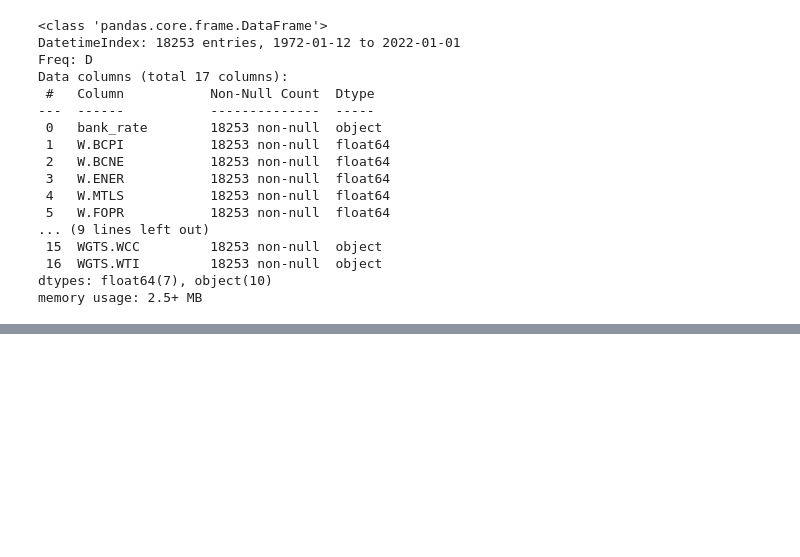
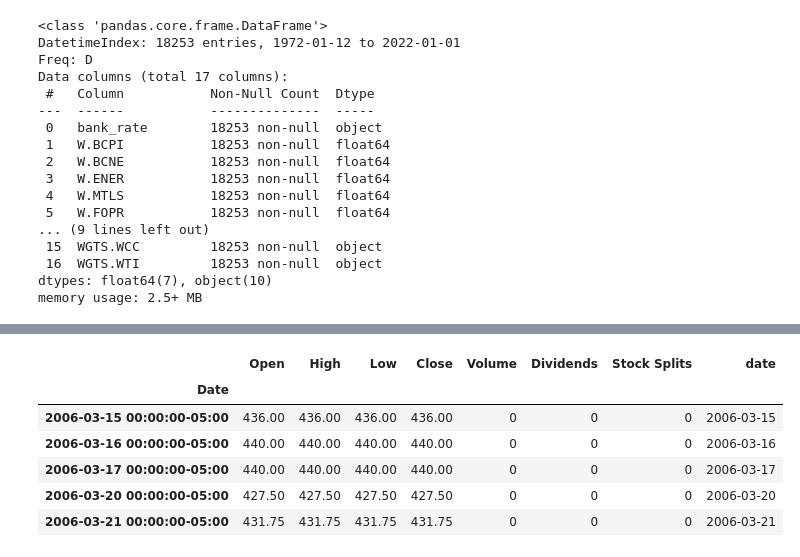
Before and after one commit to JSMarrocco/CHAMOAnalyticsDatathon2022, a Jupyter notebook: PCA/indices_processing.ipynb, the cells around one changed output, grey strips where cells are left out. Saved outputs shown, nothing was run; the diff lists cells and outputs as text; code cells hidden in the pictures; blank space fills up the shorter version.

```diff
--- a/PCA/PCA_processing.ipynb
+++ b/PCA/indices_processing.ipynb
@@ -198,0 +215,17 @@ memory usage: 2.5+ MB
+# %%
+GSCI = yf.Ticker('GD=F')
+# %%
+GSCI_hist = GSCI.history(period="max")
+GSCI_hist['date'] = GSCI_hist.index
+GSCI_hist['date'] = GSCI_hist.date.dt.strftime('%Y-%m-%d')
+GSCI_hist['date'] = pd.to_datetime(GSCI_hist['date'], format='%Y-%m-%d')
+
+GSCI_hist.head()
+# %% [output]
+|  | Open | High | Low | Close | Volume | Dividends | Stock Splits | date |
+| Date |  |  |  |  |  |  |  |  |
+| 2006-03-15 00:00:00-05:00 | 436.00 | 436.00 | 436.00 | 436.00 | 0 | 0 | 0 | 2006-03-15 |
+| 2006-03-16 00:00:00-05:00 | 440.00 | 440.00 | 440.00 | 440.00 | 0 | 0 | 0 | 2006-03-16 |
+| 2006-03-17 00:00:00-05:00 | 440.00 | 440.00 | 440.00 | 440.00 | 0 | 0 | 0 | 2006-03-17 |
+| 2006-03-20 00:00:00-05:00 | 427.50 | 427.50 | 427.50 | 427.50 | 0 | 0 | 0 | 2006-03-20 |
+| 2006-03-21 00:00:00-05:00 | 431.75 | 431.75 | 431.75 | 431.75 | 0 | 0 | 0 | 2006-03-21 |
```
Also changed, not shown: parts of 12 cells of this notebook, 3 other files.
